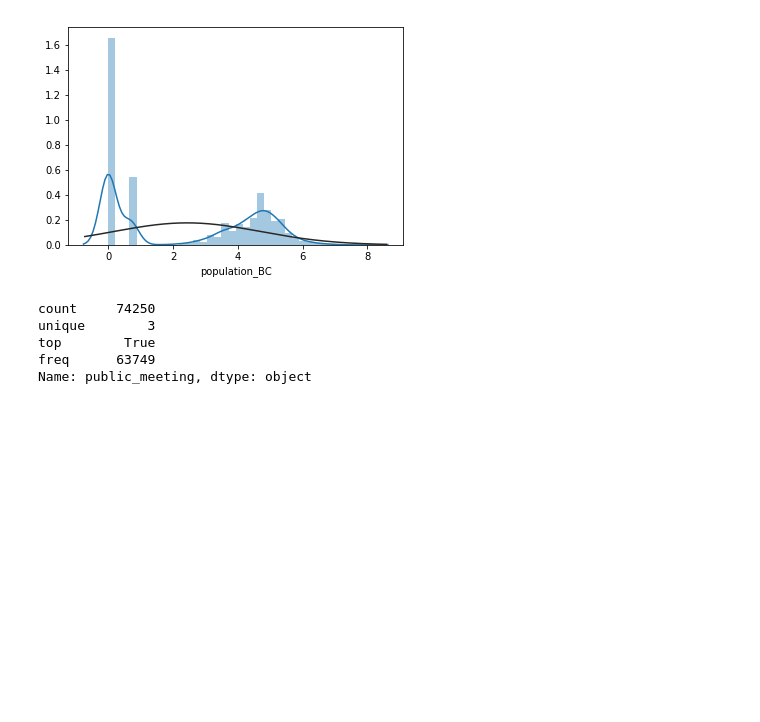
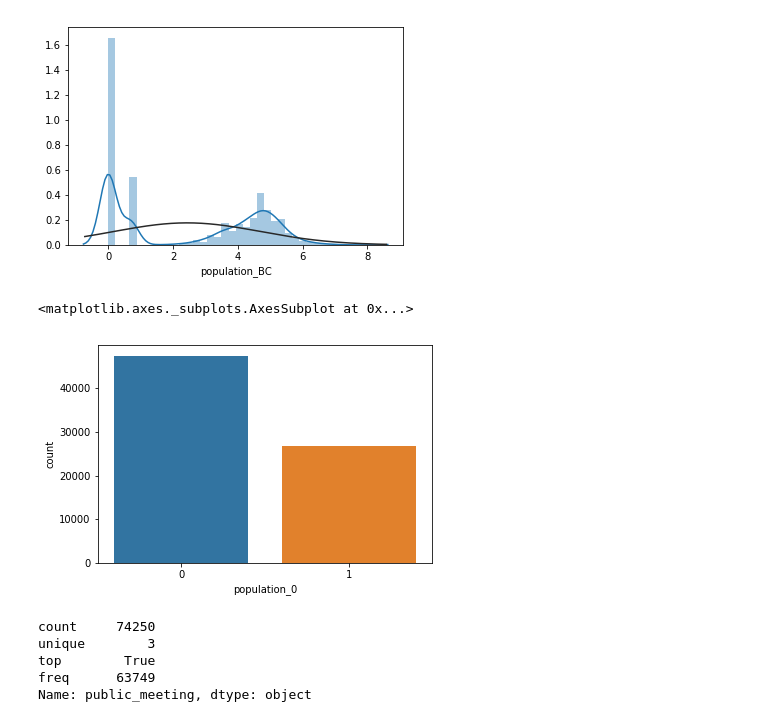
Before and after one commit to shehjar/Pump_it_up, a Jupyter notebook: pumpItUp_solution.ipynb, the cells around one changed output. Drawn from its saved outputs; the diff is of its cells as text; code cells hidden in the pictures; blank space fills up the shorter version.

```diff
--- a/pumpItUp_solution.ipynb
+++ b/pumpItUp_solution.ipynb
@@ -451,3 +454,12 @@ sns.distplot(data['construction_year_BC'], hist=True, fit=norm)
 # %% [output]
 <matplotlib.axes._subplots.AxesSubplot at 0x...>
 [figure]
+# %%
+# Also create feature of construction year == 0
+def func(x):
+    if x > 0:
+        return 0
+    else:
+        return 1
+data['construction_year_missing'] = data['construction_year'].apply(lambda x: func(x))
+display(data['construction_year_missing'].describe())
@@ -751,4 +775,15 @@ sns.distplot(data['population_BC'], hist=True, fit=norm)
 # %% [output]
 <matplotlib.axes._subplots.AxesSubplot at 0x...>
 [figure]
+# %%
+def func_pop(x):
+    if x > 0:
+        return 0
+    else:
+        return 1
+data['population_0'] = data['population'].apply(func_pop)
+sns.countplot(data=data, x='population_0')
+# %% [output]
+<matplotlib.axes._subplots.AxesSubplot at 0x...>
+[figure, added]
 # %%
```
Also changed, not shown: parts of 43 cells of this notebook, 1 other file.
